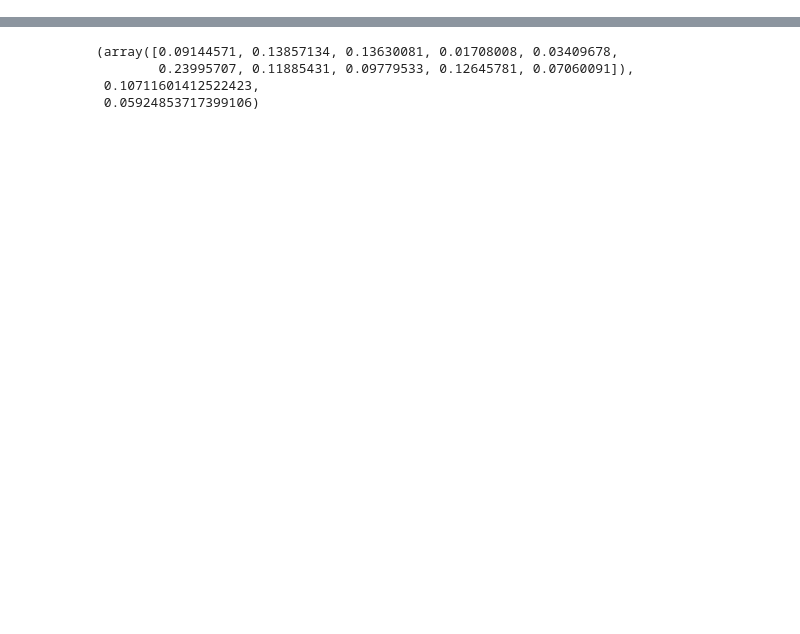
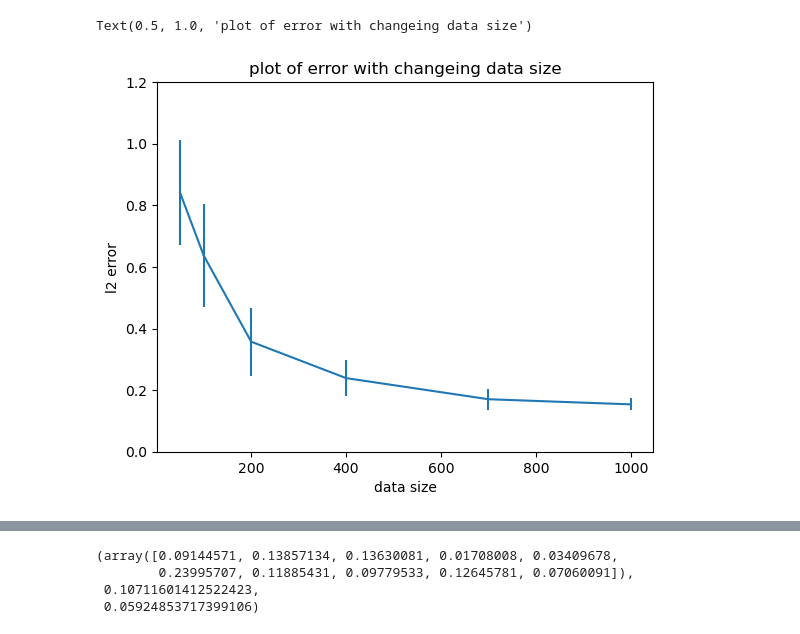
Before and after one commit to monarsan/robust-GAN, a Jupyter notebook: work/main/grad_plot.ipynb, the cells around one changed output, grey strips where cells are left out. Saved outputs shown, nothing was run; the diff lists cells and outputs as text; code cells hidden in the pictures; blank space fills up the shorter version.

```diff
--- a/work/main/grad_plot.ipynb
+++ b/work/main/grad_plot.ipynb
@@ -5,0 +7,14 @@ import seaborn as sns
+# %%
+n = [50, 100, 200, 400, 700, 1000]
+loss = [0.842010164, 0.6371482729,  0.35725591,
+        0.23901605660, 0.1704251449934, 0.15375804]
+std = [0.16972498079, 0.16663673767, 0.11097275,
+       0.057786322, 0.0341767, 0.01925800]
+plt.ylim(0,1.2)
+plt.errorbar(n, loss, std)
+plt.xlabel('data size')
+plt.ylabel('l2 error')
+plt.title('plot of error with changeing data size')
+# %% [output]
+Text(0.5, 1.0, 'plot of error with changeing data size')
+[figure, added]
```
Also changed, not shown: parts of 5 cells of this notebook, 2 other files.
